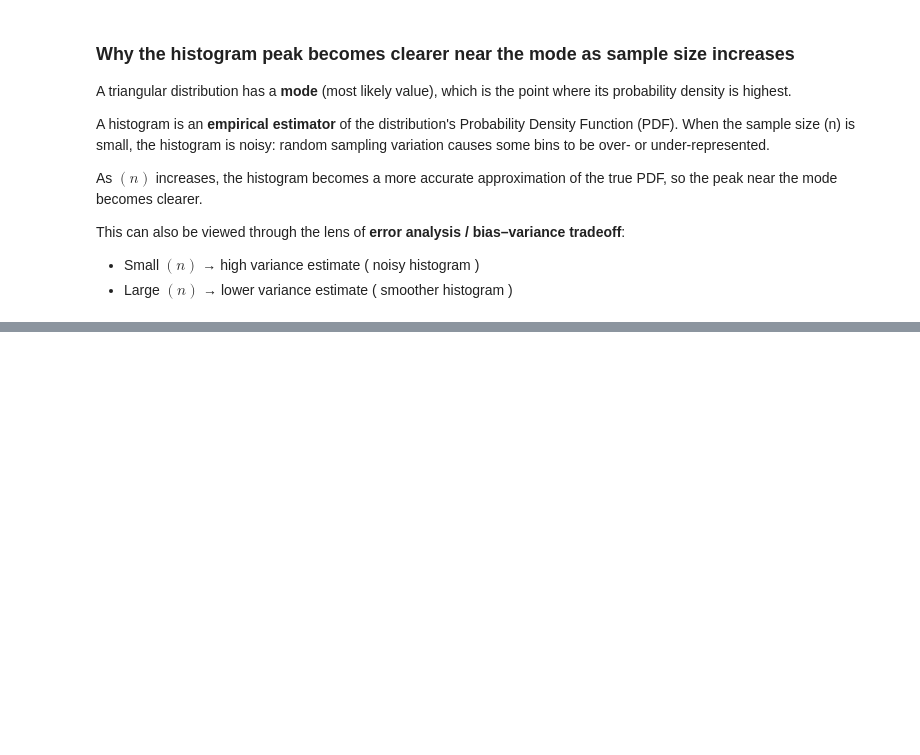
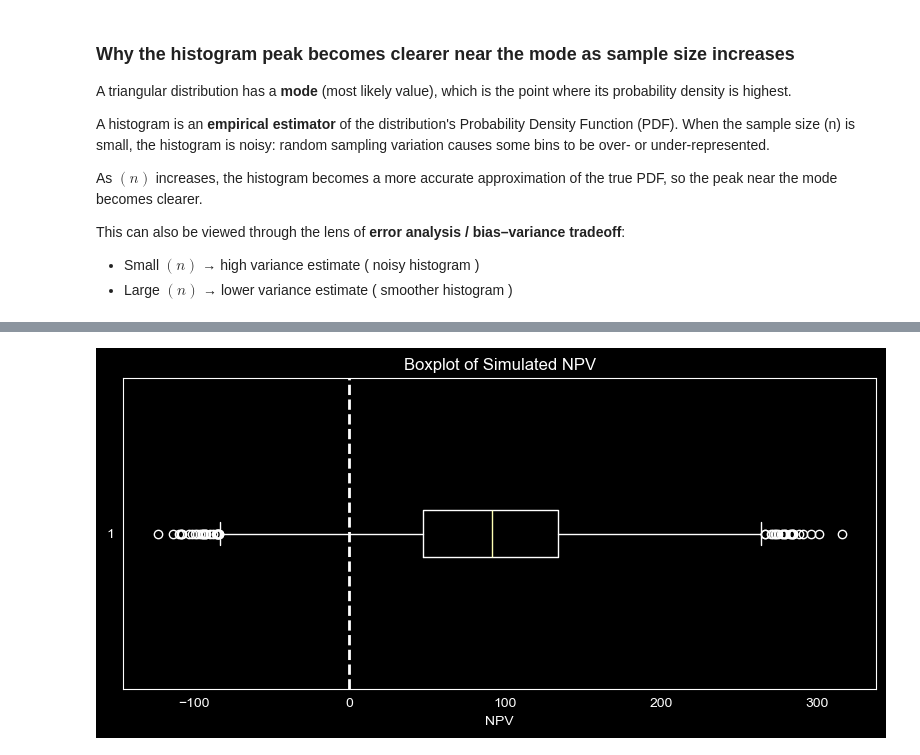
Before and after one commit to Wexwer/TVM-MonteCarlo-Scientific_Study, a Jupyter notebook: time_value_of_money.ipynb, the cells around one changed output, grey strips where cells are left out. Saved outputs shown, nothing was run; the diff lists cells and outputs as text; code cells hidden in the pictures; blank space fills up the shorter version.

```diff
--- a/time_value_of_money.ipynb
+++ b/time_value_of_money.ipynb
@@ -309,0 +453,11 @@ for n in sizes:
+# %%
+plt.figure(figsize=(8, 4))
+plt.boxplot(npv_results, vert=False)
+plt.axvline(0, linestyle="--", linewidth=2)
+plt.title("Boxplot of Simulated NPV")
+plt.xlabel("NPV")
+plt.grid(None)
+plt.tight_layout()
+plt.show()
+# %% [output]
+[figure, added]
```
Also changed, not shown: parts of 18 cells of this notebook.
